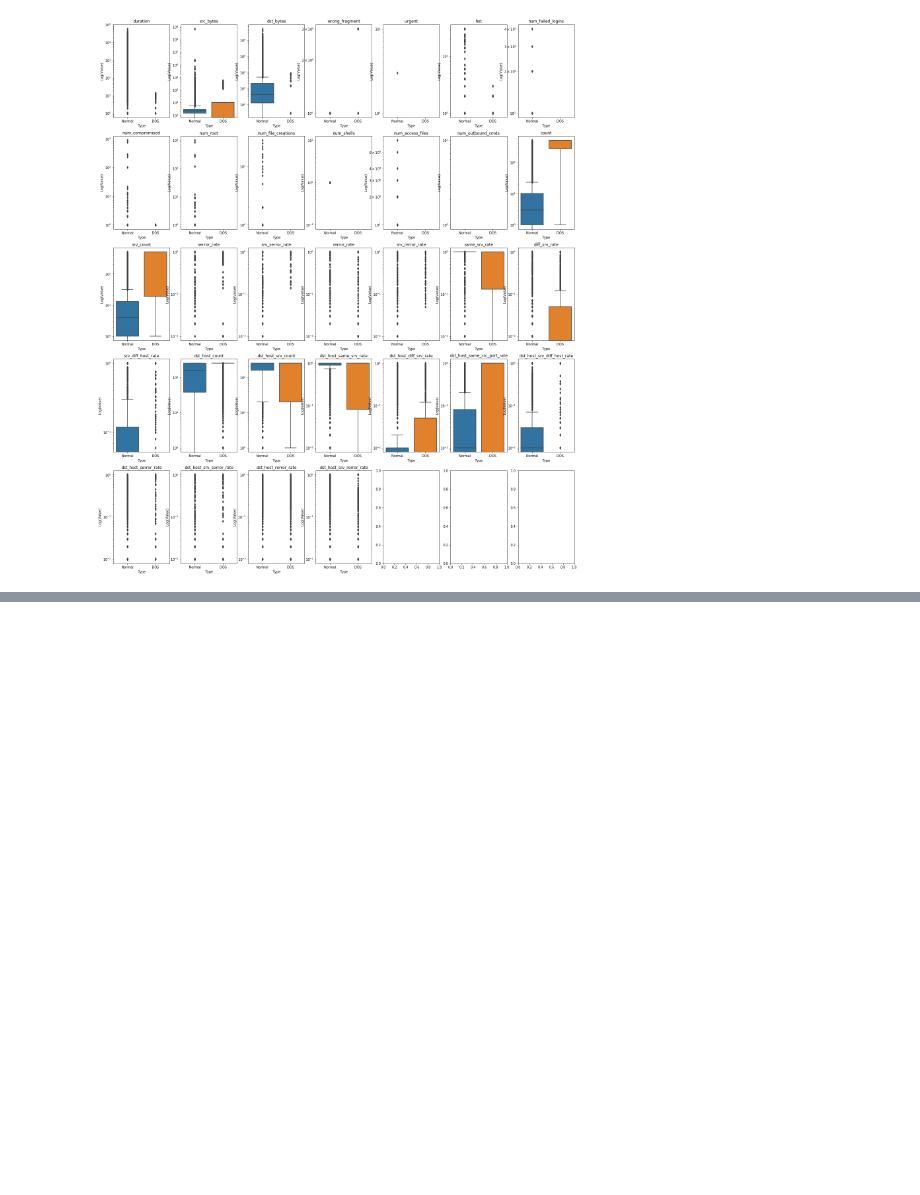
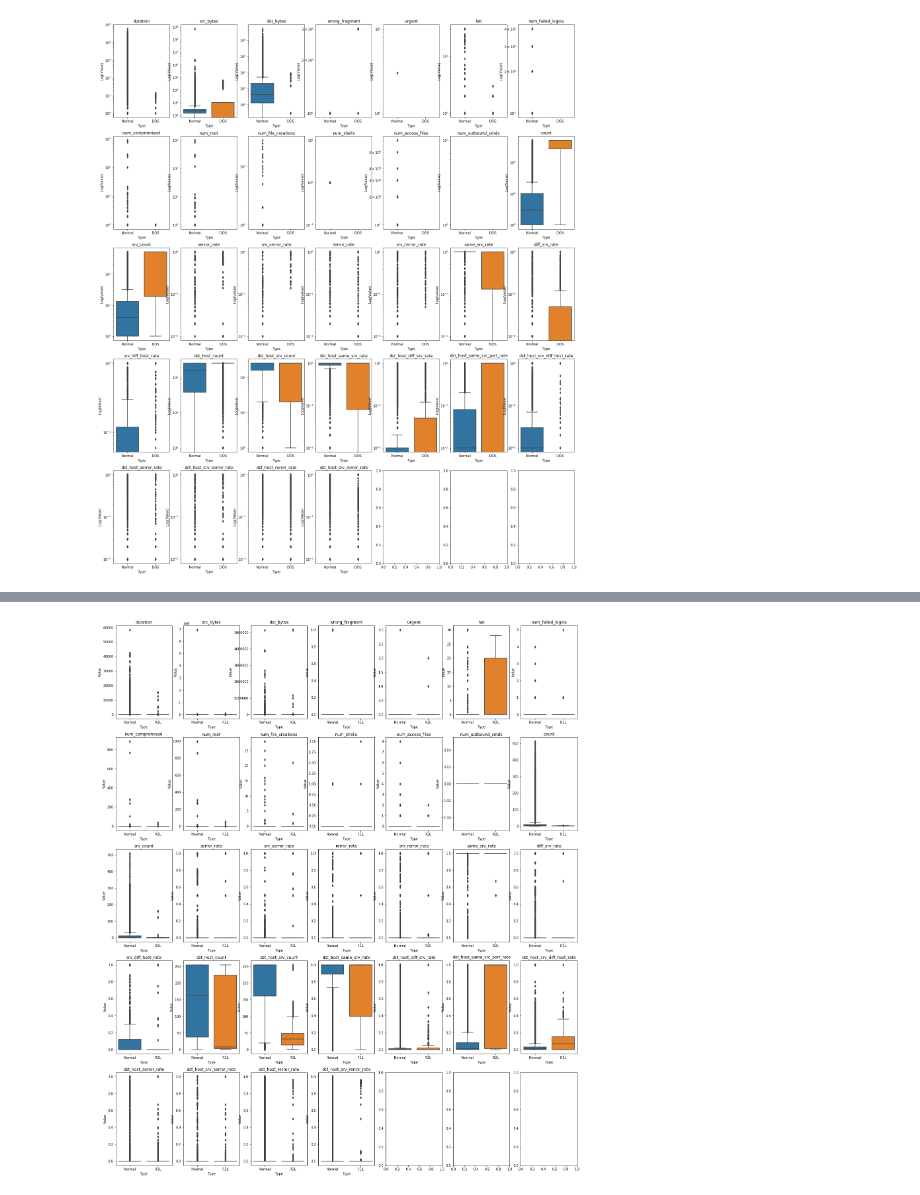
Before and after one commit to Yukkiasuna-sao/Anomaly_Detection, a Jupyter notebook: ipynb_translation/Anomaly Detection in Keras Auto Encoder.ipynb, the cells around one changed output, grey strips where cells are left out. Saved outputs shown, nothing was run; the diff lists cells and outputs as text; code cells hidden in the pictures; blank space fills up the shorter version.

```diff
--- a/ipynb_translation/Anomaly Detection in Keras Auto Encoder.ipynb
+++ b/ipynb_translation/Anomaly Detection in Keras Auto Encoder.ipynb
@@ -425,0 +448,4 @@ DOS 유형의 공격은 짧은 시간동안 수 많은 접속 시도를 생성
+# %%
+VisNumFeature(df_rtl, method = 'boxplot', attack_type = 'R2L')
+# %% [output]
+[figure, added]
```
Also changed, not shown: parts of 27 cells of this notebook.
